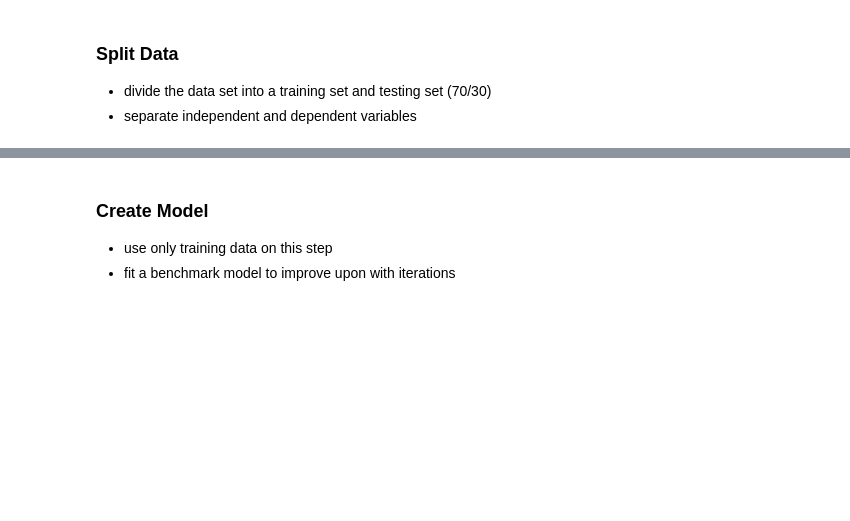
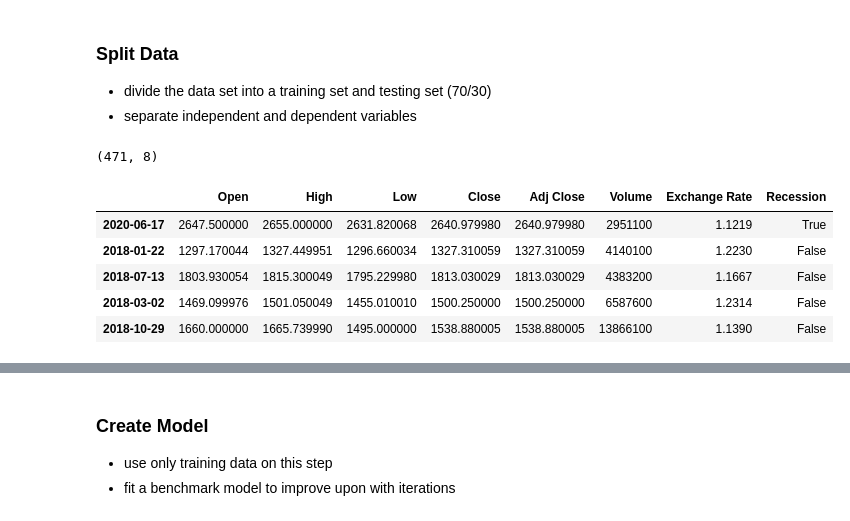
Before and after one commit to brandibeals/Data-Science-Fundamentals, a Jupyter notebook: Lesson 1 Linear Regression.ipynb, the cells around one changed output, grey strips where cells are left out. Drawn from its saved outputs; the diff is of its cells as text; code cells hidden in the pictures; blank space fills up the shorter version.

```diff
--- a/Lesson 1 Linear Regression.ipynb
+++ b/Lesson 1 Linear Regression.ipynb
@@ -184,3 +207,16 @@ plt.show()
 ### Split Data
 - divide the data set into a training set and testing set (70/30)
 - separate independent and dependent variables
+# %%
+train, test = train_test_split(data, test_size=0.33) # https://realpython.com/train-test-split-python-data/
+# %%
+print(train.shape)
+train.head()
+# %% [output]
+(471, 8)
+|  | Open | High | Low | Close | Adj Close | Volume | Exchange Rate | Recession |
+| 2020-06-17 | 2647.500000 | 2655.000000 | 2631.820068 | 2640.979980 | 2640.979980 | 2951100 | 1.1219 | True |
+| 2018-01-22 | 1297.170044 | 1327.449951 | 1296.660034 | 1327.310059 | 1327.310059 | 4140100 | 1.2230 | False |
+| 2018-07-13 | 1803.930054 | 1815.300049 | 1795.229980 | 1813.030029 | 1813.030029 | 4383200 | 1.1667 | False |
+| 2018-03-02 | 1469.099976 | 1501.050049 | 1455.010010 | 1500.250000 | 1500.250000 | 6587600 | 1.2314 | False |
+| 2018-10-29 | 1660.000000 | 1665.739990 | 1495.000000 | 1538.880005 | 1538.880005 | 13866100 | 1.1390 | False |
```
Also changed, not shown: parts of 16 cells of this notebook.
